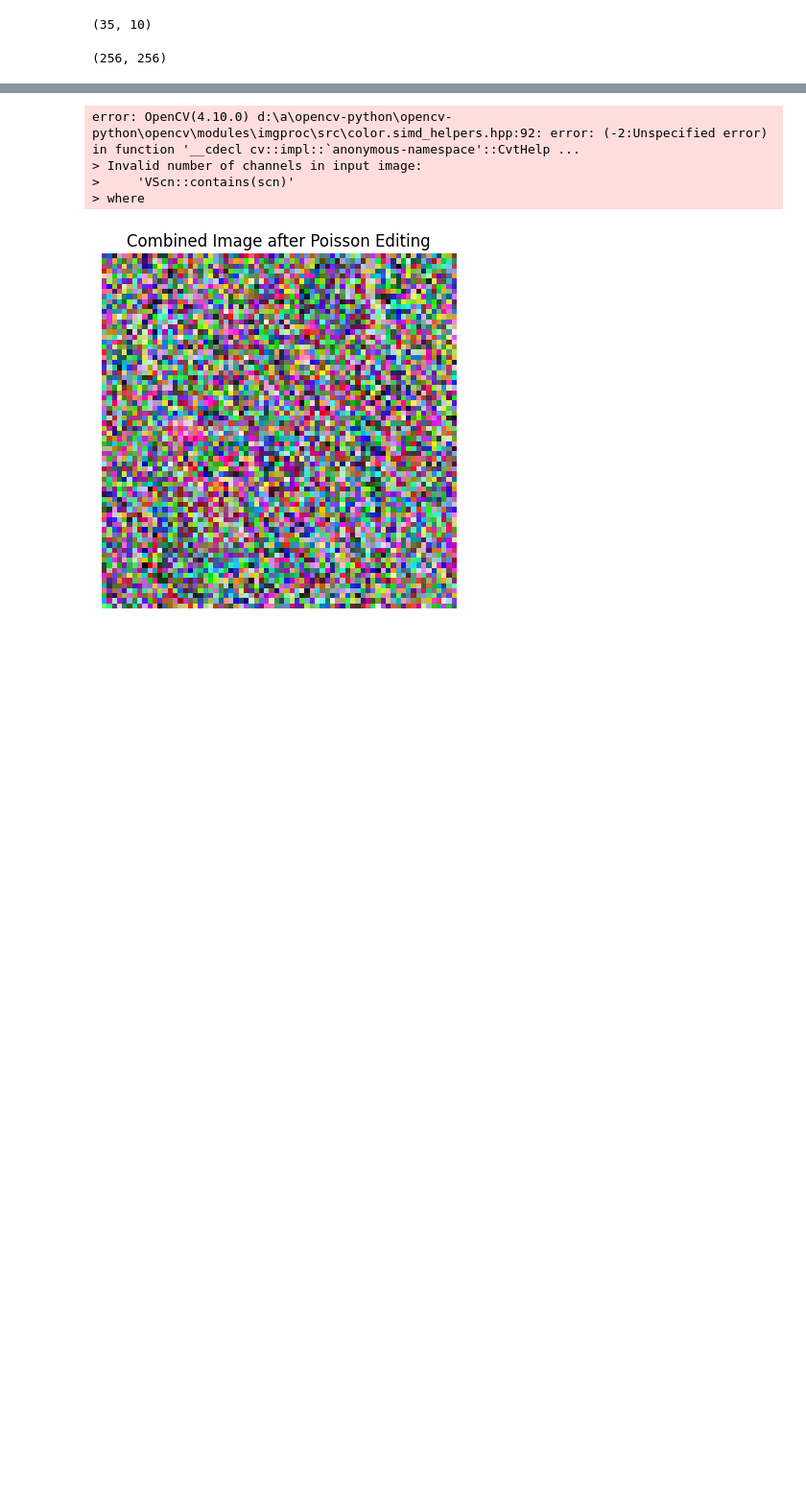
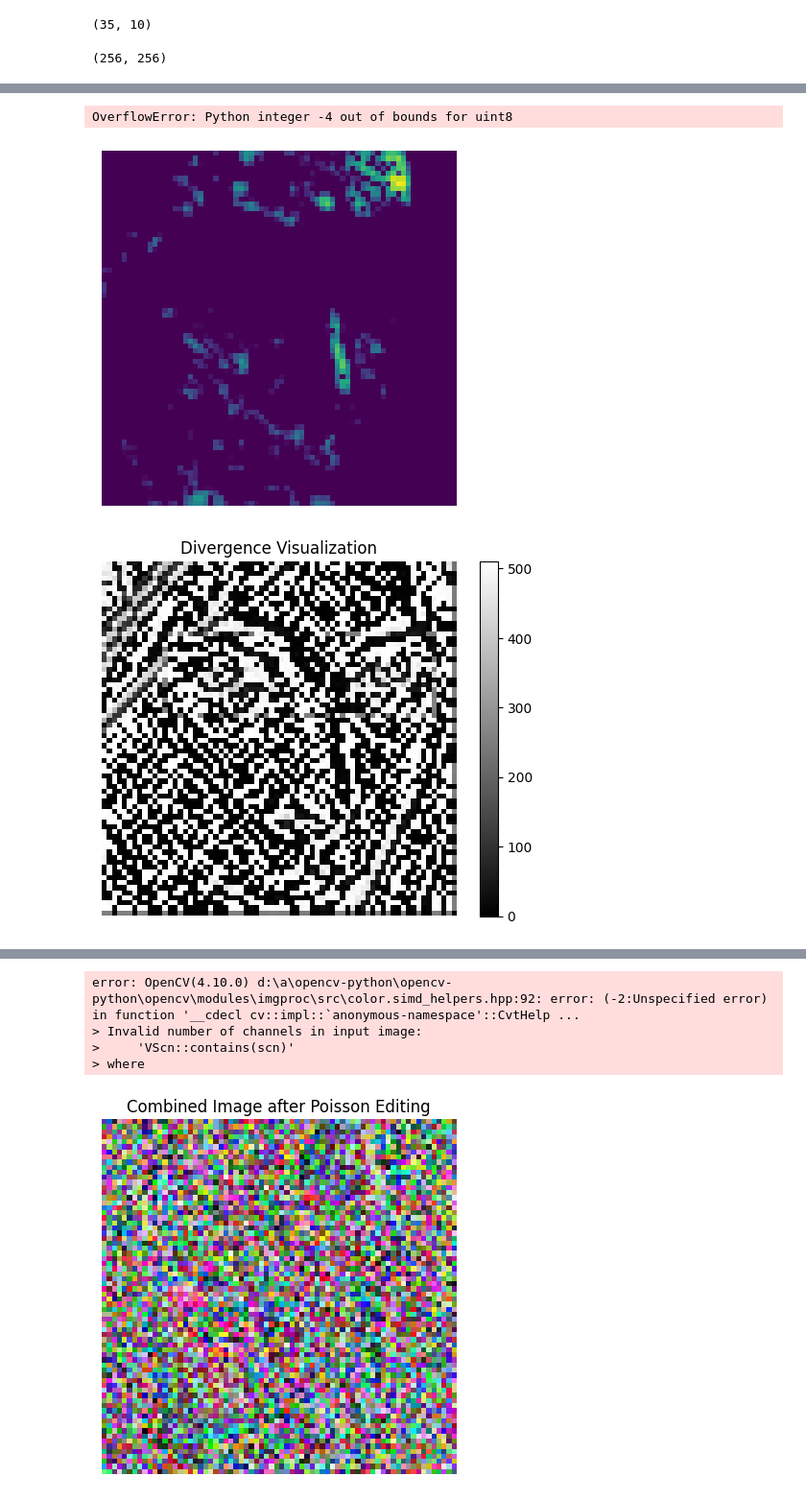
Before and after one commit to sarannevdlinde/MCV2, a Jupyter notebook: test.ipynb, the cells around one changed output, grey strips where cells are left out. Shown at 96% size. Cells and saved outputs as stored; diff of their text form; code cells hidden in the pictures; blank space fills up the shorter version.

```diff
--- a/test.ipynb
+++ b/test.ipynb
@@ -150,0 +104,77 @@ plt.show()
+# %%
+from scipy.sparse.linalg import spsolve
+import numpy as np
+import matplotlib.pyplot as plt
+
+# Initialize combined image and mask
+combined_image = np.zeros_like(crop_box_dst)
+mask_flat = converted_mask.flatten()
+
+# Calculate beta based on the mask
+beta_0 = 1
+beta = beta_0 * (1 - mask_flat)
+B = np.diag(beta)
+
+# Extract dimensions
+y_min, y_max = 0, crop_box_dst.shape[0]
+x_min, x_max = 0, crop_box_dst.shape[1]
+y_range, x_range = y_max - y_min, x_max - x_min
+
+# Flatten the source and target images
+source_flat = crop_box.flatten()
+target_flat = crop_box_dst.flatten()
+
+# Compute gradients
+vi, vj = composite_gradients(crop_box, crop_box_dst, converted_mask)
+
+# Generate the Laplacian matrix and Poisson operator
+A = poisson_linear_operator(combined_image, B) @ combined_image.flatten()
+print("Laplacian matrix A shape:", A.shape)
+
+# Compute the divergence
+divergence = im_bwd_divergence(vi, vj).flatten()
+
+# Create b considering beta and divergence
+b = np.dot(B, target_flat) - divergence
+print("b values (min, max):", np.min(b), np.max(b))
+
+# Solve for x
+x = spsolve(A, b.flatten())
+print("Solution x:", x)
+print("Min x value:", np.min(x), "Max x value:", np.max(x))
+
+# Recompute divergence for debugging
+divergence = im_bwd_divergence(vi, vj).flatten()
+print("Divergence values (min, max):", np.min(divergence), np.max(divergence))
+print("Target flattened values (min, max):", np.min(target_flat), np.max(target_flat))
+print("Beta values (min, max):", np.min(beta.flatten()), np.max(beta.flatten()))
+
+# Ensure pixel values are within valid range
+x = np.clip(x, 0, 255).astype('uint8')
+
+# Reshape x to match the dimensions of the target region
+x_reshaped = x.reshape((y_range, x_range))
+
+# Assign the result to the combined image
+combined_image[y_min:y_max, x_min:x_max] = x_reshaped
+# %% [output]
+OverflowError: Python integer -4 out of bounds for uint8
+# %%
+    # Display the resulting grayscale image
+plt.imshow(combined_image)
+plt.axis('off')
+plt.show()
+plt.imshow(divergence.reshape((y_range, x_range)), cmap='gray')
+plt.title('Divergence Visualization')
+plt.colorbar()
+plt.axis('off')
+plt.show()
+
+plt.imshow(b.reshape((y_range, x_range)), cmap='gray')
+plt.title('b Visualization')
+plt.colorbar()
+plt.axis('off')
+plt.show()
+# %% [output]
+[figure, added]
+[figure, added]
```
Also changed, not shown: parts of 5 cells of this notebook, 1 other file.
